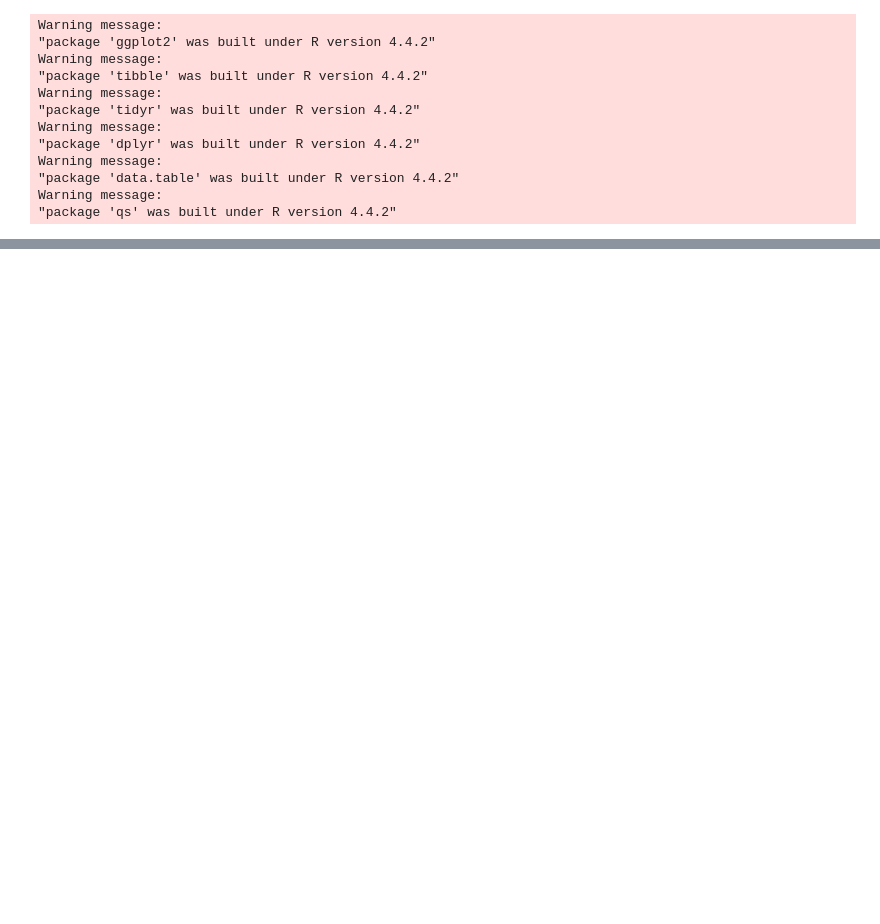
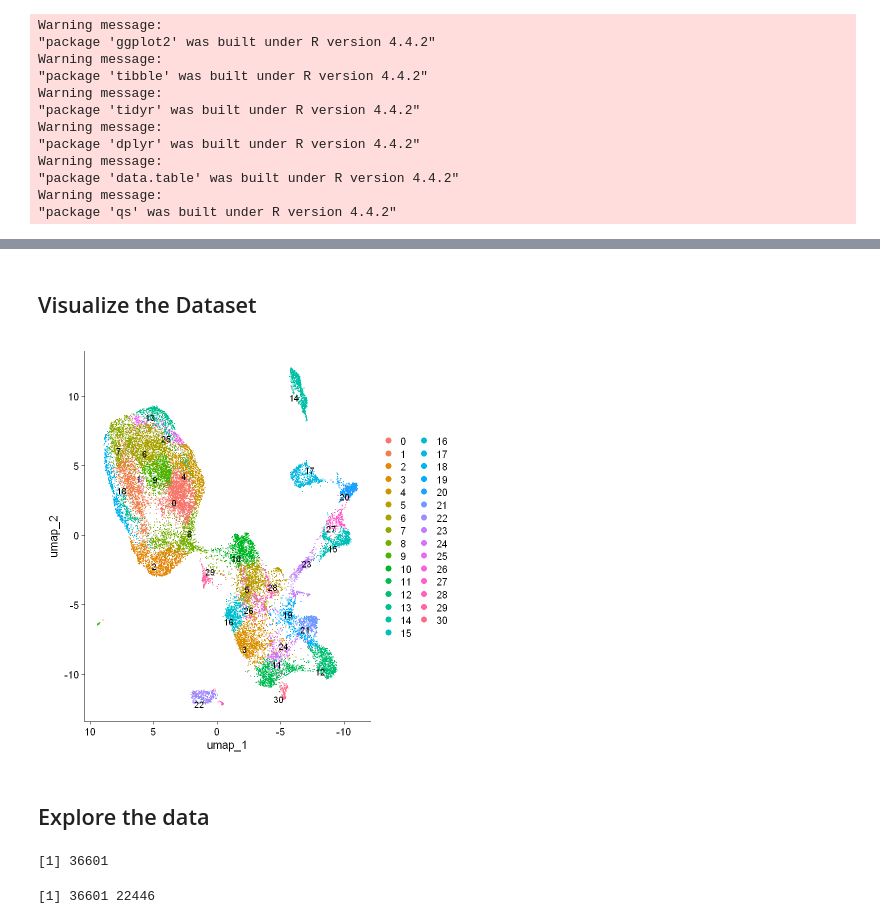
Before and after one commit to Tofulati/postTrans_cd34, a Jupyter notebook: postTrans_v2/starcat_analysis.ipynb, the cells around one changed output, grey strips where cells are left out. Saved outputs shown, nothing was run; the diff lists cells and outputs as text; code cells hidden in the pictures; blank space fills up the shorter version.

```diff
--- a/postTrans_v2/starcat_analysis.ipynb
+++ b/postTrans_v2/starcat_analysis.ipynb
@@ -23,2 +25,2 @@ Warning message:
 # %%
-seu <- qread(file = "../Data/v2/seu_integrated.qs")
+seu <- qread("../Data/v2/seu_integrated.qs")
@@ -26,0 +29,4 @@ ERROR: Error in qread(file = "../Data/v2/seu_integrated.qs"): zstd decompression
+# %%
+seu_RNA_data <- qread("../Data/v2/seu_integrated_RNA_data.qs")
+# %%
+seu[["RNA"]]  <- seu_RNA_data
@@ -27,2 +35,18 @@ ERROR: Error in qread(file = "../Data/v2/seu_integrated.qs"): zstd decompression
+# %% [markdown]
+## Visualize the Dataset
+# %%
+seu_plot <- UMAPPlot(seu) + scale_x_reverse()
+# %%
+LabelClusters(plot = seu_plot, id = "ident")
+# %% [output]
+[figure, added]
+# %% [markdown]
+## Explore the data
 # %%
 length(Features(seu))
+# %% [output]
+[1] 36601
+# %%
+dim(seu)
+# %% [output]
+[1] 36601 22446
```
Also changed, not shown: parts of 71 cells of this notebook, 2 other files.
